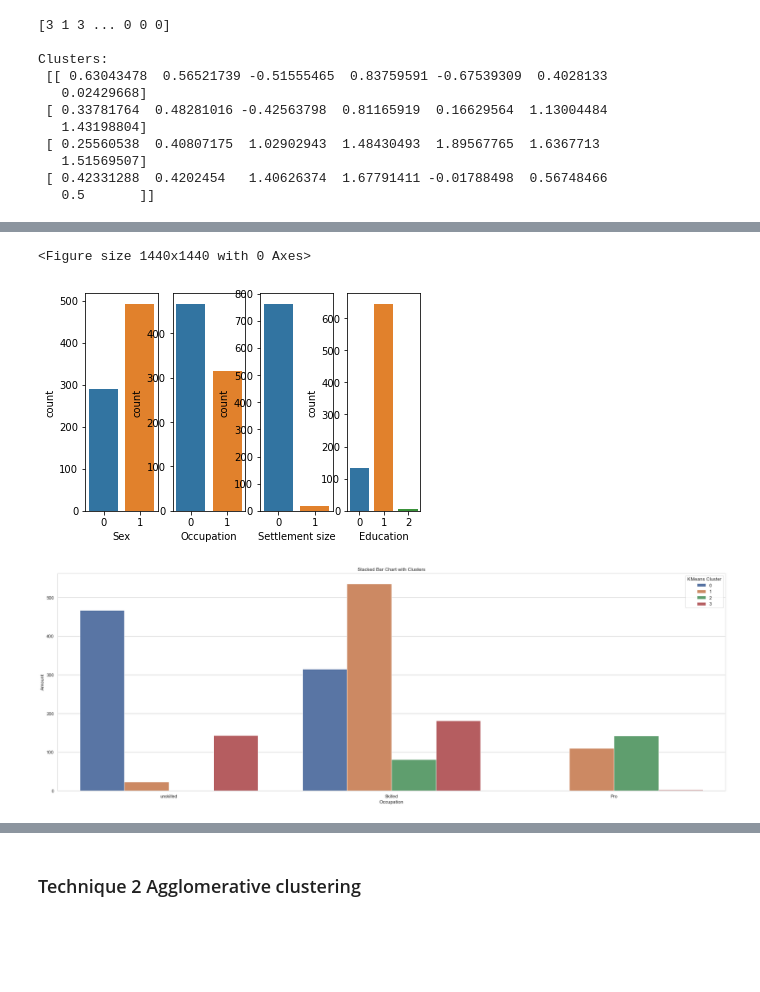
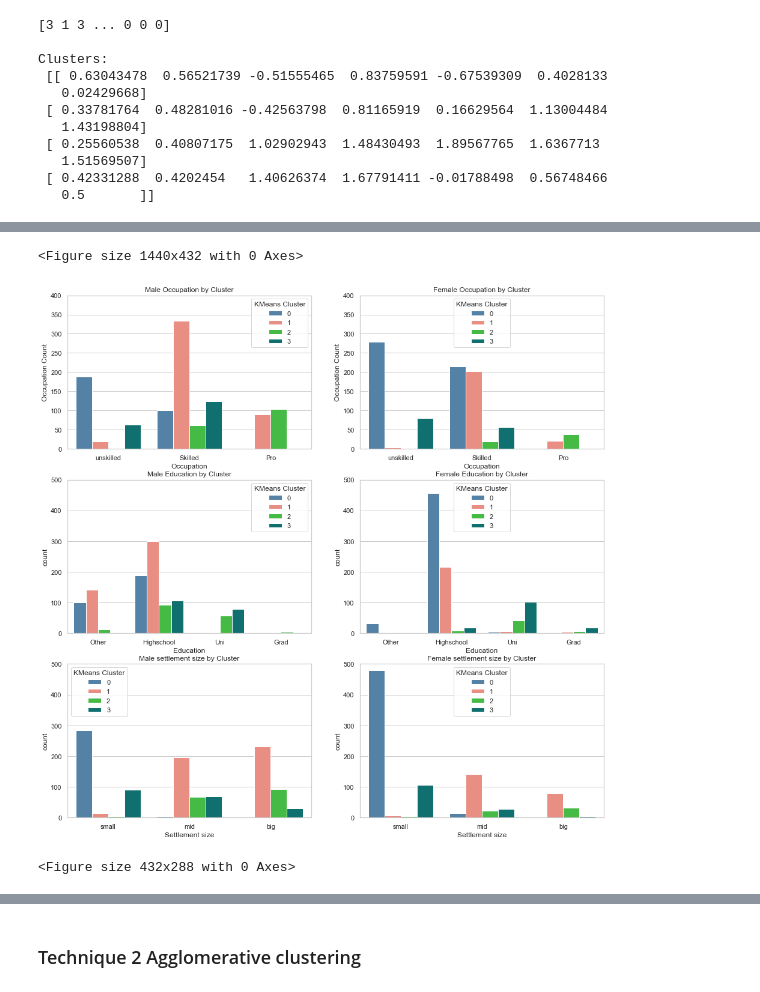
Before and after one commit to SamCairns/BUSA3020, a Jupyter notebook: Assignment3 (1)/Assignment3-S1-2023.ipynb, the cells around one changed output, grey strips where cells are left out. Saved outputs shown, nothing was run; the diff lists cells and outputs as text; code cells hidden in the pictures; blank space fills up the shorter version.

```diff
--- a/Assignment3 (1)/Assignment3-S1-2023.ipynb
+++ b/Assignment3 (1)/Assignment3-S1-2023.ipynb
@@ -229,30 +218,53 @@ Cluster_1 = train.loc[train['KMeans Cluster']==0]
 Cluster_2 = train.loc[train['KMeans Cluster']==1]
 Cluster_3 = train.loc[train['KMeans Cluster']==2]
 Cluster_4 = train.loc[train['KMeans Cluster']==3]
-
-plt.figure(figsize = (20,20))
-fig, axes = plt.subplots(1,4)
-
-sns.countplot(x=Cluster_1['Sex'], ax=axes[0])
-sns.countplot(x=Cluster_1['Occupation'], ax=axes[1])
-sns.countplot(x=Cluster_1['Settlement size'], ax=axes[2])
-sns.countplot(x=Cluster_1['Education'], ax=axes[3])
-plt.show()
-# %% [output]
-<Figure size 1440x1440 with 0 Axes>
-[figure, removed]
-# %%
-plt.figure(figsize = (30,10))
-group_occ = train.groupby(['Occupation', 'KMeans Cluster']).size().reset_index(name='Amount')
-
-sns.set(style='whitegrid')
-ax = sns.barplot(x='Occupation',y='Amount',hue = 'KMeans Cluster',data=group_occ)
-
-
-new_x_labels = ['unskilled', 'Skilled','Pro']
-ax.set_xticklabels(new_x_labels)
-
-plt.title("Stacked Bar Chart with Clusters")
-plt.show()
-# %% [output]
-[figure, removed]
+# %%
+plt.figure(figsize = (20,6))
+male = train.loc[train['Sex']==0]
+female = train.loc[train['Sex']==1]
+group_occM = male.groupby(['Occupation', 'KMeans Cluster']).size().reset_index(name='Occupation Count')
+group_occF = female.groupby(['Occupation', 'KMeans Cluster']).size().reset_index(name='Occupation Count')
+
+fig, axes = plt.subplots(nrows=3, ncols=2, figsize=(16,16))
+sns.set(style='whitegrid')
+
+ax = sns.barplot(x='Occupation',y='Occupation Count',hue = 'KMeans Cluster',palette = colours, data=group_occM, ax=axes[0,0])
+ax2 = sns.barplot(x='Occupation',y='Occupation Count',hue = 'KMeans Cluster',palette = colours, data=group_occF, ax=axes[0,1])
+ax3 = sns.countplot(data=male, x='Education', hue='KMeans Cluster', palette = colours, ax=axes[1,0])
+ax4 = sns.countplot(data=female, x='Education', hue='KMeans Cluster', palette = colours, ax=axes[1,1])
+ax5 = sns.countplot(data=male, x='Settlement size', hue='KMeans Cluster', palette = colours, ax=axes[2,0])
+ax6 = sns.countplot(data=female, x='Settlement size', hue='KMeans Cluster', palette = colours, ax=axes[2,1])
+
+new_x_labels_occ = ['unskilled', 'Skilled','Pro']
+new_x_labels_ed = ['Other', 'Highschool','Uni','Grad']
+new_x_labels_ss = ['small', 'mid','big']
+
+ax.set_xticklabels(new_x_labels_occ)
+ax2.set_xticklabels(new_x_labels_occ)
+ax3.set_xticklabels(new_x_labels_ed)
+ax4.set_xticklabels(new_x_labels_ed)
+ax5.set_xticklabels(new_x_labels_ss)
+ax6.set_xticklabels(new_x_labels_ss)
+
+# Titles for graphs
+axes[0,0].set_title('Male Occupation by Cluster')
+axes[0,1].set_title('Female Occupation by Cluster')
+axes[1,0].set_title('Male Education by Cluster')
+axes[1,1].set_title('Female Education by Cluster')
+axes[2,0].set_title('Male settlement size by Cluster')
+axes[2,1].set_title('Female settlement size by Cluster')
+
+# set Axes limit
+axes[0,0].set_ylim(0,400)
+axes[0,1].set_ylim(0,400)
+axes[1,0].set_ylim(0,500)
+axes[1,1].set_ylim(0,500)
+axes[2,0].set_ylim(0,500)
+axes[2,1].set_ylim(0,500)
+
+plt.show()
+plt.savefig('image.png', dpi=300)
+# %% [output]
+<Figure size 1440x432 with 0 Axes>
+[figure, added]
+<Figure size 432x288 with 0 Axes>
```
Also changed, not shown: parts of 9 cells of this notebook, 1 other file.
